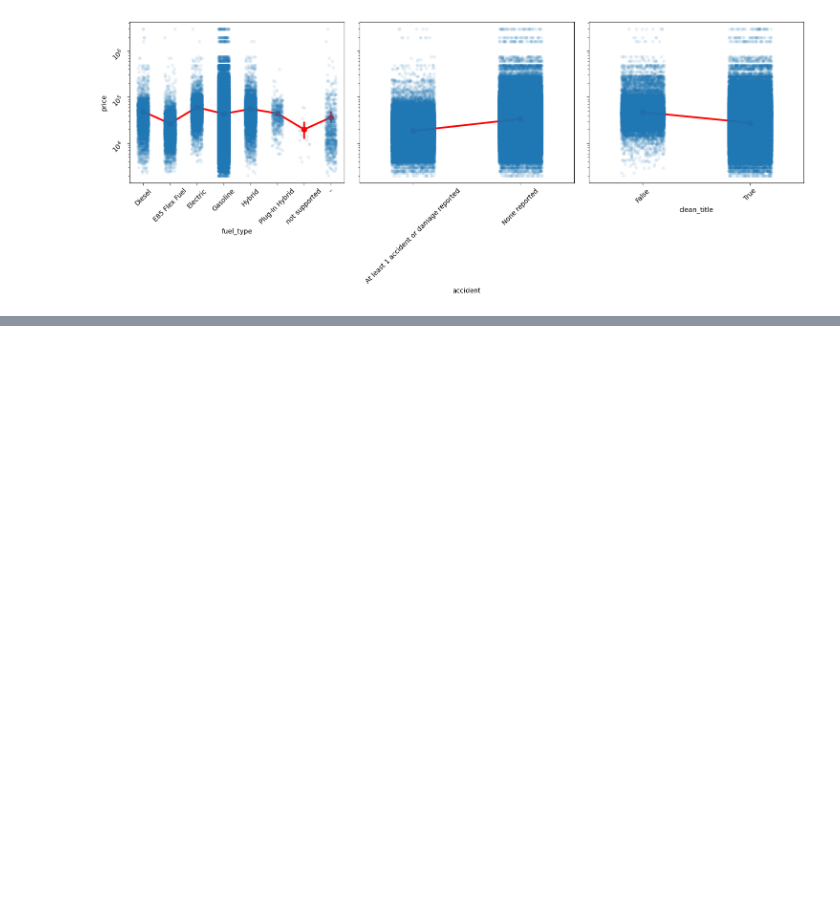
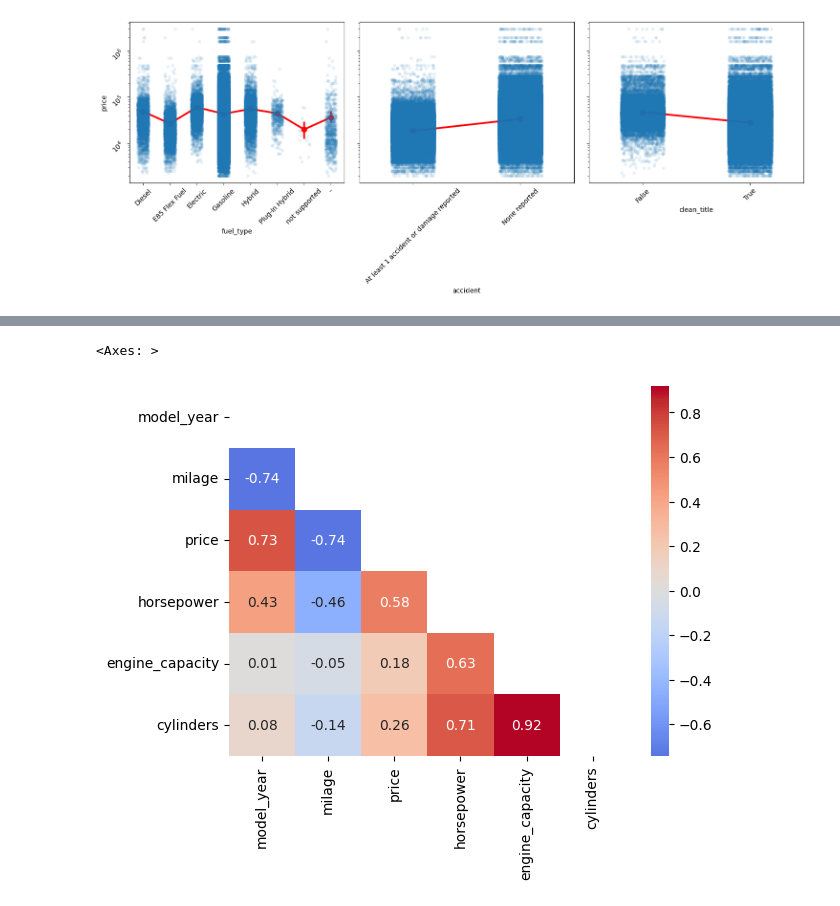
Before and after one commit to stephanie-yz/Kaggle_PG4.09_UsedCar, a Jupyter notebook: 02_EDA.ipynb, the cells around one changed output, grey strips where cells are left out. Saved outputs shown, nothing was run; the diff lists cells and outputs as text; code cells hidden in the pictures; blank space fills up the shorter version.

```diff
--- a/02_EDA.ipynb
+++ b/02_EDA.ipynb
@@ -75,0 +82,10 @@ plt.tight_layout()
+# %%
+### create correlation matrix
+cols_num = train.columns[(train.dtypes!='category')&(train.dtypes!='bool')].to_list()
+corr_matrix = train[cols_num].corr(method='spearman')
+
+### create heatmap of correlations
+sns.heatmap(data=corr_matrix, center=0, cmap='coolwarm', mask=np.triu(np.ones_like(corr_matrix)), annot=True, annot_kws = {'size': 10}, fmt='.2f', xticklabels=True, yticklabels=True)
+# %% [output]
+<Axes: >
+[figure, added]
```
Also changed, not shown: parts of 1 cell of this notebook.
